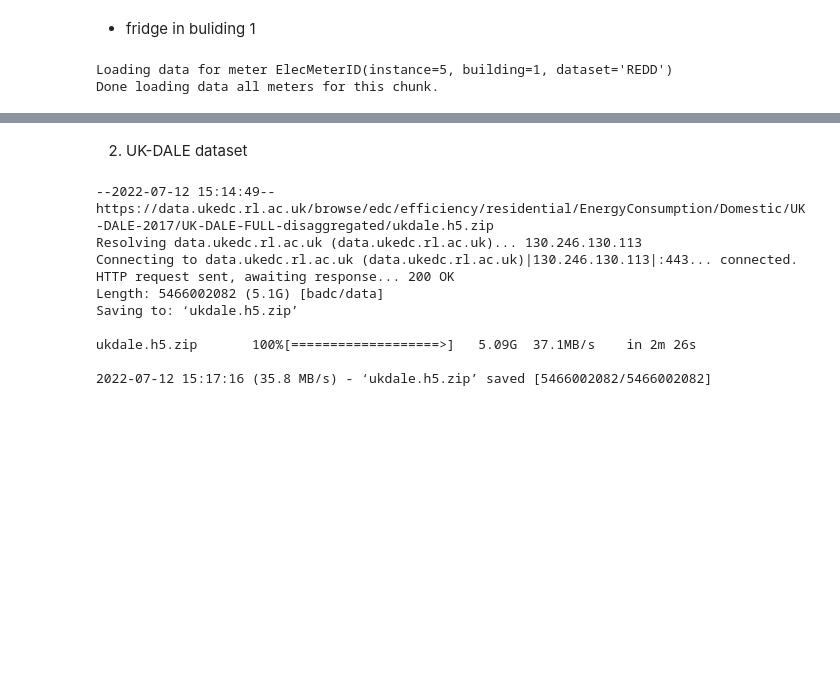
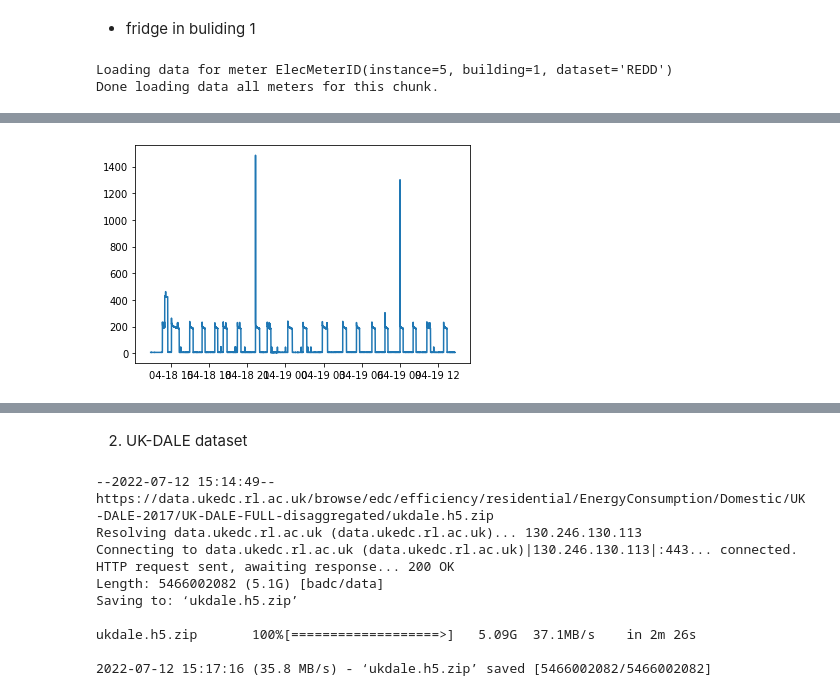
Before and after one commit to Gracepicharporn/Data-Science-project, a Jupyter notebook: nilmtk_data.ipynb, the cells around one changed output, grey strips where cells are left out. Cells and saved outputs as stored; diff of their text form; code cells hidden in the pictures; blank space fills up the shorter version.

```diff
--- a/nilmtk_data.ipynb
+++ b/nilmtk_data.ipynb
@@ -456,7 +630,7 @@ from pyts.image import GramianAngularField
 * fridge in buliding 1
 # %%
 #choose the time frame 2011-04-18 09:22:13-04:00 - 2011-05-03 17:33:17-04:00
-time_frame  = REEDD_fridges_all.select(building=1).power_series_all_data()['2011-04-18 09:22:13-04:00':'2011-05-03 17:33:17-04:00'].resample('10S').pad()
+time_frame  = REEDD_fridges_all.select(building=1).power_series_all_data()['2011-04-18 09:22:13-04:00':'2011-04-19 09:22:13-04:00'].resample('10S').pad()
 # %% [output]
 Loading data for meter ElecMeterID(instance=5, building=1, dataset='REDD')
 Done loading data all meters for this chunk.
@@ -463 +652,7 @@ Done loading data all meters for this chunk.
+# %%
+plt.figure()
+plt.plot(time_frame)
+plt.show()
+# %% [output]
+[figure, added]
 # %%
```
Also changed, not shown: parts of 51 cells of this notebook.
